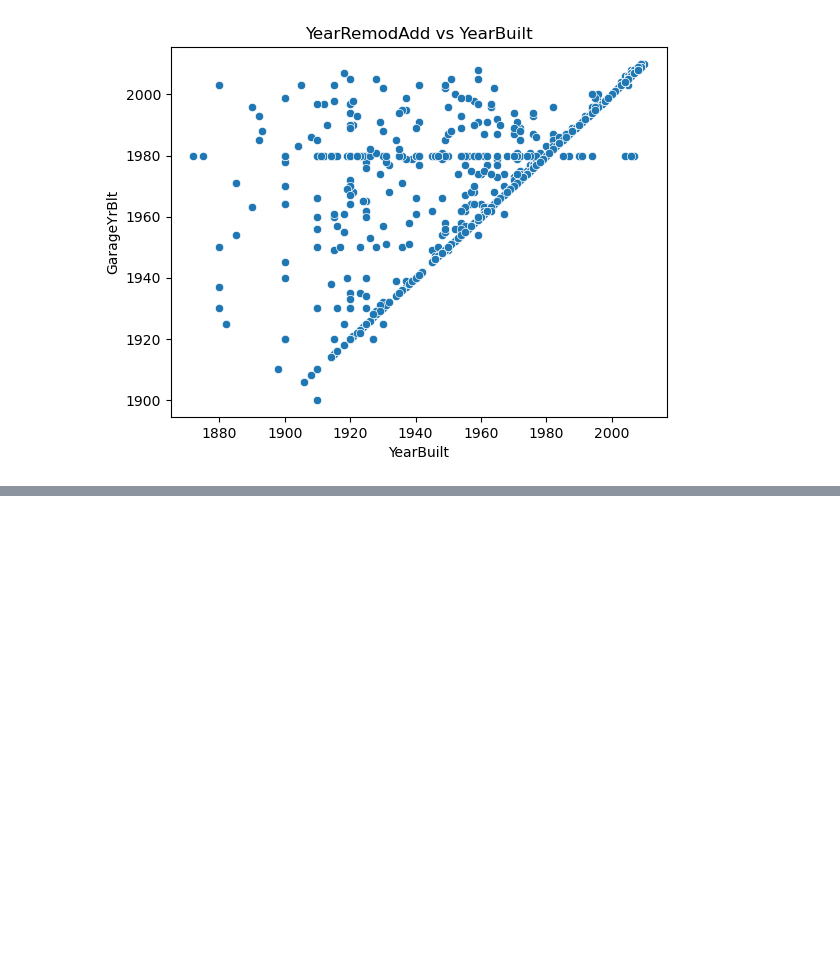
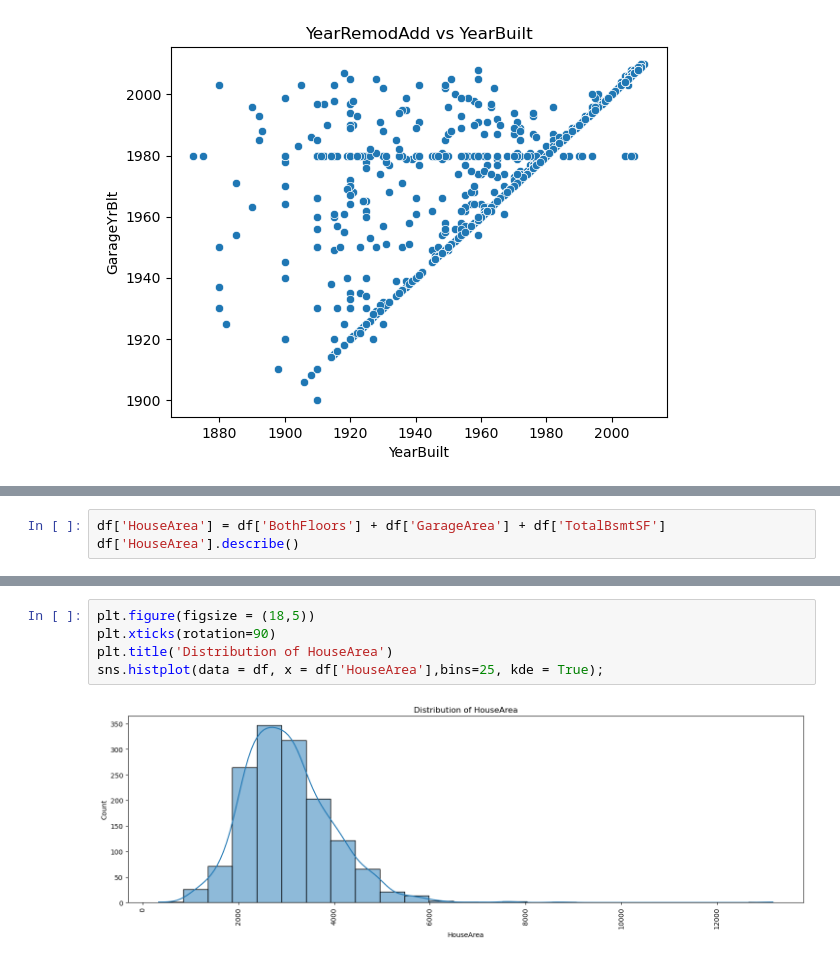
Before and after one commit to HamzaBustanji/House-Price-prediction-API, a Jupyter notebook: 2-exploratory-data-analysis.ipynb, the cells around one changed output, grey strips where cells are left out. Cells and saved outputs as stored; diff of their text form; blank space fills up the shorter version.

```diff
--- a/2-exploratory-data-analysis.ipynb
+++ b/2-exploratory-data-analysis.ipynb
@@ -341,0 +355,3 @@ df = df.drop(columns = 'GarageYrBlt', axis = 1)
+# %%
+df['HouseArea'] = df['BothFloors'] + df['GarageArea'] + df['TotalBsmtSF']
+df['HouseArea'].describe()
@@ -341,0 +368,7 @@ df = df.drop(columns = 'GarageYrBlt', axis = 1)
+# %%
+plt.figure(figsize = (18,5))
+plt.xticks(rotation=90)
+plt.title('Distribution of HouseArea')
+sns.histplot(data = df, x = df['HouseArea'],bins=25, kde = True);
+# %% [output]
+[figure, added]
```
Also changed, not shown: parts of 40 cells of this notebook, 3 other files.
